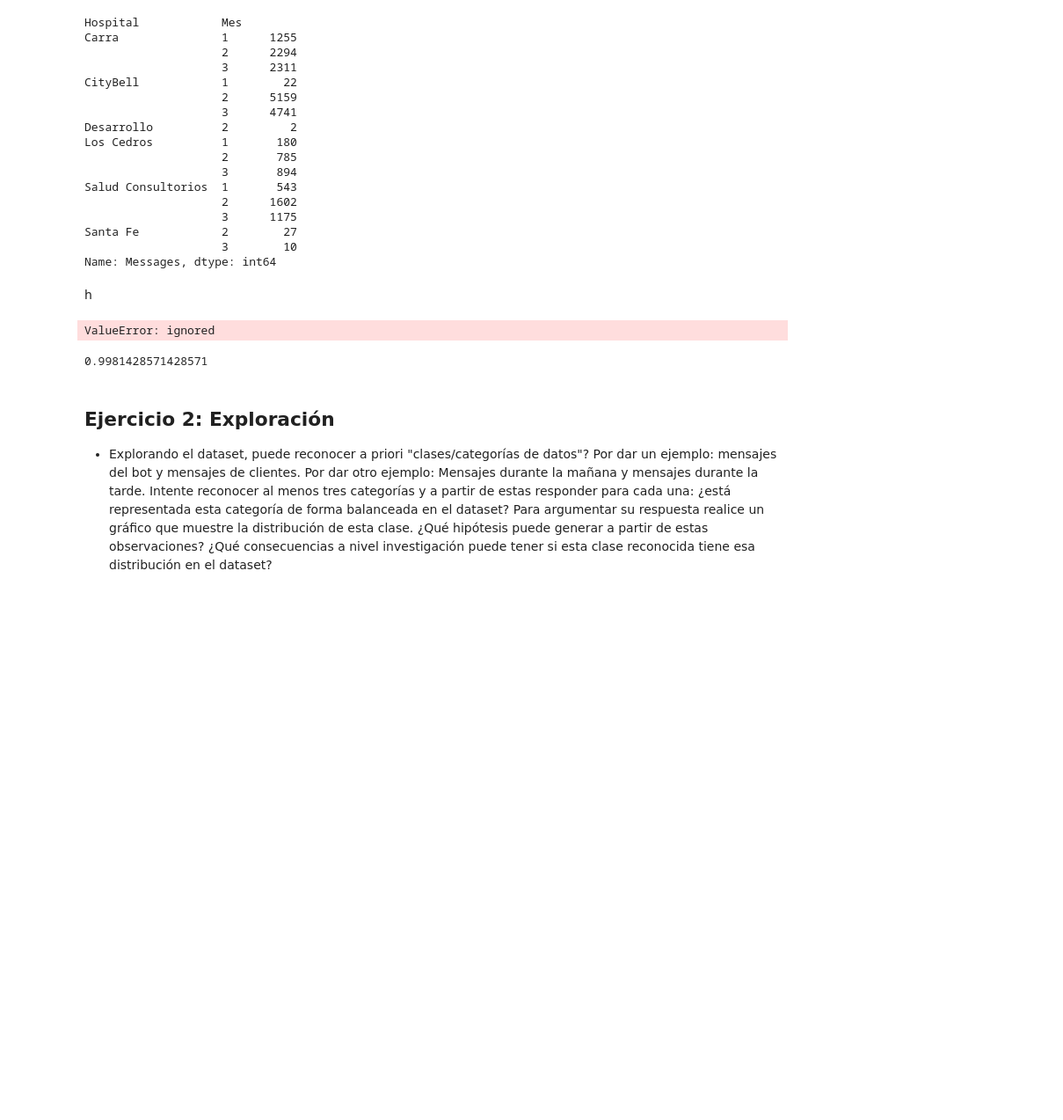
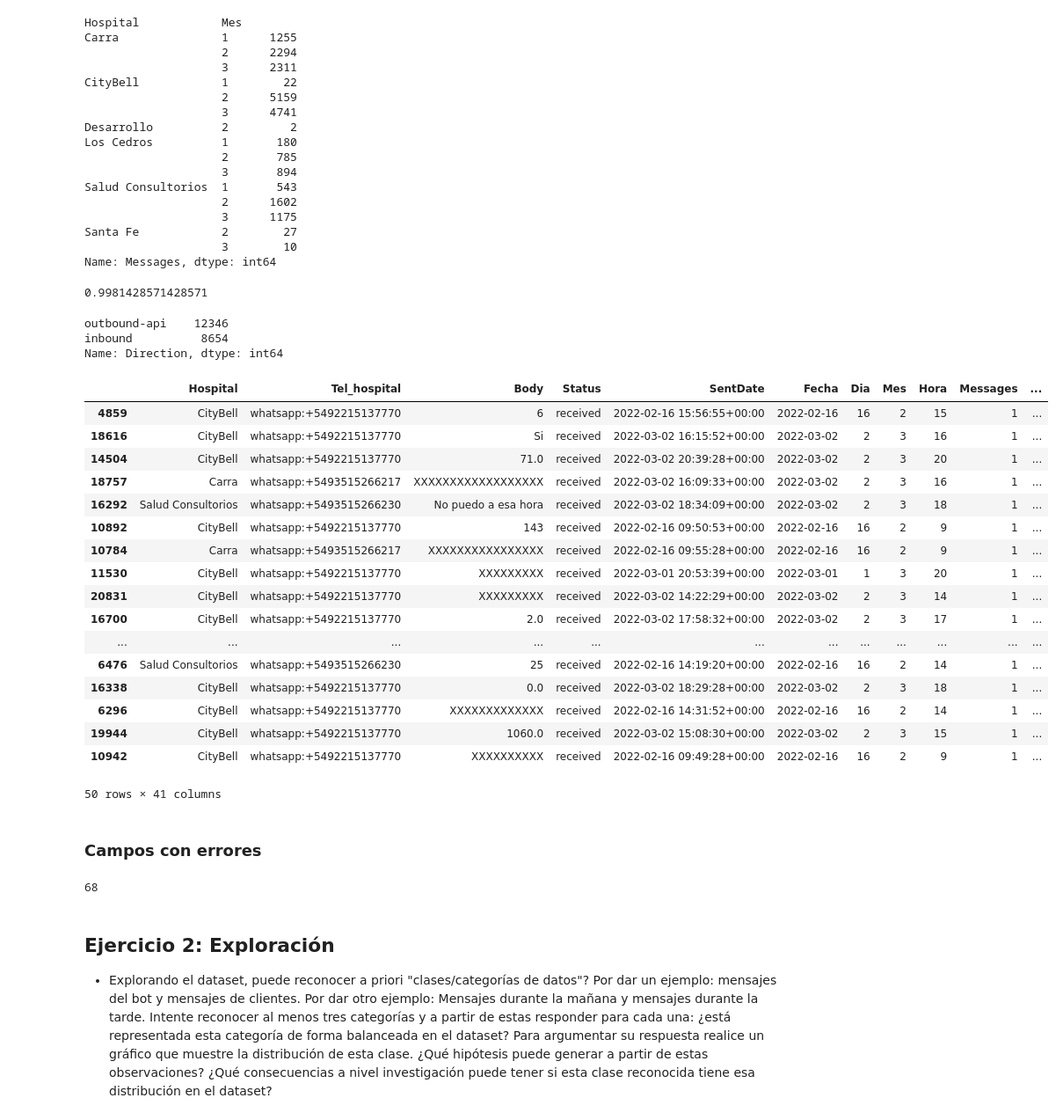
Before and after one commit to Tommmster/mentoria-diplodatos-chatbot, a Jupyter notebook: practico_1_AyV.ipynb, the cells around one changed output. Shown at 88% size. Saved outputs shown, nothing was run; the diff lists cells and outputs as text; code cells hidden in the pictures; blank space fills up the shorter version.

```diff
--- a/practico_1_AyV.ipynb
+++ b/practico_1_AyV.ipynb
@@ -274,17 +278,55 @@ Salud Consultorios  1       543
 Santa Fe            2        27
                     3        10
 Name: Messages, dtype: int64
-# %% [markdown]
-h
 # %%
-seaborn.lineplot(data = df_hospital_por_mes, x='Mes', y = 'Messages', hue='Hospital')
+#seaborn.lineplot(data = df_hospital_por_mes, x='Mes', y = 'Messages', hue='Hospital')
-# %% [output]
-ValueError: ignored
 # %%
 # Efectividd del bot
 len(df[df['No_Correlation'] == 0]) / len(df)
 # %% [output]
 0.9981428571428571
+# %%
+df.Direction.value_counts()
+# %% [output]
+outbound-api    12346
+inbound          8654
+Name: Direction, dtype: int64
+# %%
+# Cuantos mensajes de pacientes
+
+inbound = df.Direction == 'inbound'
+msg_pacientes = df[inbound]
+msg_bot = df[~inbound]
+
+# cantidad promedio de mensaje de bot por paciente
+len(msg_bot) / len(msg_pacientes)
+# %%
+msg_pacientes.sample(50)
+# %% [output]
+|  | Hospital | Tel_hospital | Body | Status | SentDate | Fecha | Dia | Mes | Hora | Messages | ... |
+| 4859 | CityBell | whatsapp:+5492215137770 | 6 | received | 2022-02-16 15:56:55+00:00 | 2022-02-16 | 16 | 2 | 15 | 1 | ... |
+| 18616 | CityBell | whatsapp:+5492215137770 | Si | received | 2022-03-02 16:15:52+00:00 | 2022-03-02 | 2 | 3 | 16 | 1 | ... |
+| 14504 | CityBell | whatsapp:+5492215137770 | 71.0 | received | 2022-03-02 20:39:28+00:00 | 2022-03-02 | 2 | 3 | 20 | 1 | ... |
+| 18757 | Carra | whatsapp:+5493515266217 | XXXXXXXXXXXXXXXXXX | received | 2022-03-02 16:09:33+00:00 | 2022-03-02 | 2 | 3 | 16 | 1 | ... |
+| 16292 | Salud Consultorios | whatsapp:+5493515266230 | No puedo a esa hora | received | 2022-03-02 18:34:09+00:00 | 2022-03-02 | 2 | 3 | 18 | 1 | ... |
+| 10892 | CityBell | whatsapp:+5492215137770 | 143 | received | 2022-02-16 09:50:53+00:00 | 2022-02-16 | 16 | 2 | 9 | 1 | ... |
+| 10784 | Carra | whatsapp:+5493515266217 | XXXXXXXXXXXXXXXX | received | 2022-02-16 09:55:28+00:00 | 2022-02-16 | 16 | 2 | 9 | 1 | ... |
+| 11530 | CityBell | whatsapp:+5492215137770 | XXXXXXXXX | received | 2022-03-01 20:53:39+00:00 | 2022-03-01 | 1 | 3 | 20 | 1 | ... |
+| 20831 | CityBell | whatsapp:+5492215137770 | XXXXXXXXX | received | 2022-03-02 14:22:29+00:00 | 2022-03-02 | 2 | 3 | 14 | 1 | ... |
+| 16700 | CityBell | whatsapp:+5492215137770 | 2.0 | received | 2022-03-02 17:58:32+00:00 | 2022-03-02 | 2 | 3 | 17 | 1 | ... |
+| ... | ... | ... | ... | ... | ... | ... | ... | ... | ... | ... | ... |
+| 6476 | Salud Consultorios | whatsapp:+5493515266230 | 25 | received | 2022-02-16 14:19:20+00:00 | 2022-02-16 | 16 | 2 | 14 | 1 | ... |
+| 16338 | CityBell | whatsapp:+5492215137770 | 0.0 | received | 2022-03-02 18:29:28+00:00 | 2022-03-02 | 2 | 3 | 18 | 1 | ... |
+| 6296 | CityBell | whatsapp:+5492215137770 | XXXXXXXXXXXXX | received | 2022-02-16 14:31:52+00:00 | 2022-02-16 | 16 | 2 | 14 | 1 | ... |
+| 19944 | CityBell | whatsapp:+5492215137770 | 1060.0 | received | 2022-03-02 15:08:30+00:00 | 2022-03-02 | 2 | 3 | 15 | 1 | ... |
+| 10942 | CityBell | whatsapp:+5492215137770 | XXXXXXXXXX | received | 2022-02-16 09:49:28+00:00 | 2022-02-16 | 16 | 2 | 9 | 1 | ... |
+50 rows × 41 columns
+# %% [markdown]
+### Campos con errores
+# %%
+len(df[(df['Error_Interno'] == 1) | (df ['Error_501'] == 1 )| (df ['Falla_Api_Externo'] == 1)])
+# %% [output]
+68
 # %% [markdown]
 ## Ejercicio 2: Exploración
 - Explorando el dataset, puede reconocer a priori "clases/categorías de datos"? Por dar un ejemplo: mensajes del bot y mensajes de clientes. Por dar otro ejemplo: Mensajes durante la mañana y mensajes durante la tarde. Intente reconocer al menos tres categorías y a partir de estas responder para cada una: ¿está representada esta categoría de forma balanceada en el dataset? Para argumentar su respuesta realice un gráfico que muestre la distribución de esta clase. ¿Qué hipótesis puede generar a partir de estas observaciones? ¿Qué consecuencias a nivel investigación puede tener si esta clase reconocida tiene esa distribución en el dataset?
```
Also changed, not shown: parts of 27 cells of this notebook.
